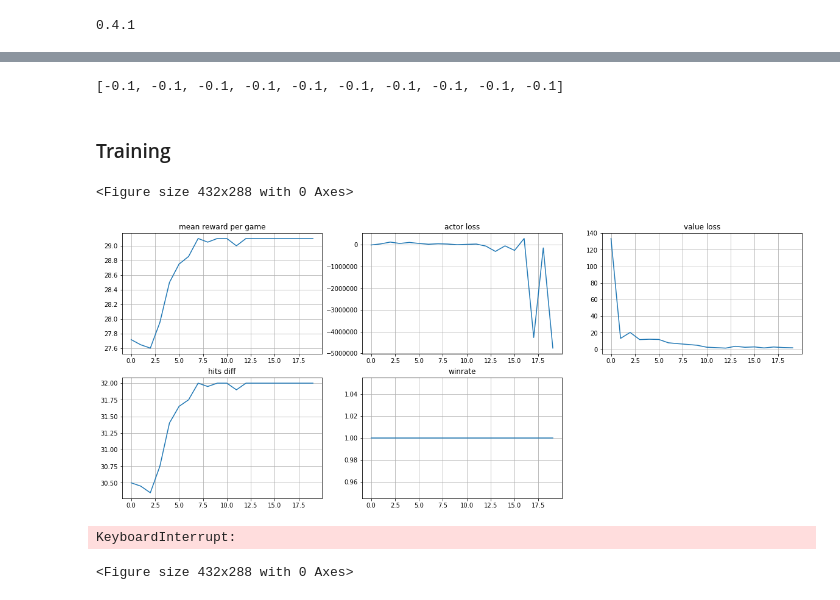
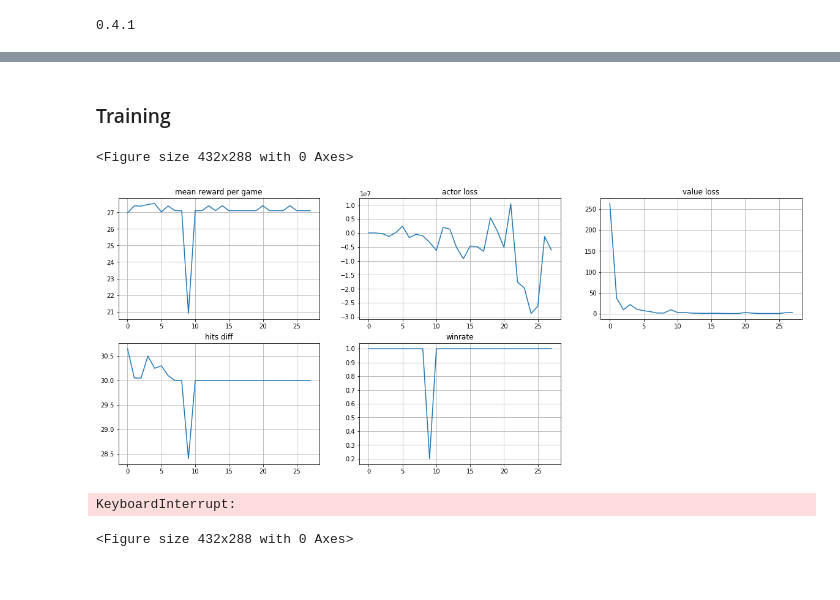
Before and after one commit to GospodinNoob/RL_CCG, a Jupyter notebook: a2c_skip_v2/a2c_skip_v2.ipynb, the cells around one changed output, grey strips where cells are left out. Cells and saved outputs as stored; diff of their text form; code cells hidden in the pictures.

```diff
--- a/a2c_skip_v2/a2c_skip_v2.ipynb
+++ b/a2c_skip_v2/a2c_skip_v2.ipynb
@@ -317,8 +436,2 @@ def play_and_record(agent, session, n_steps = 1000, home_turn=0):
 
     return states_log, actions_log, rewards_log, final_r, final_state
-# %%
-#exp_replay = ReplayBuffer(1000)
-_, _, rewards_log, _, _ = play_and_record(actor_network, session, n_steps=10, home_turn=0)
-rewards_log
-# %% [output]
-[-0.1, -0.1, -0.1, -0.1, -0.1, -0.1, -0.1, -0.1, -0.1, -0.1]
@@ -331,13 +478,11 @@ import matplotlib.pyplot as plt
 %matplotlib inline
 
 state = session.reset()
-state_dim = len(createStateObservation(session.getObservation()))
-n_actions = 1 + 7 * 8 + 4
 
-value_network = ValueNetwork(state_dim)
+value_network = ValueNetwork(MAIN_SIZE)
 value_network_optim = torch.optim.Adam(value_network.parameters(), lr=0.01)
 
-actor_network = ActorNetwork(state_dim ,n_actions)
+actor_network = ActorNetwork(MAIN_SIZE, CARD_SIZE, CORE_SIZE, PILE_SIZE, VEC_SIZE)
 actor_network_optim = torch.optim.Adam(actor_network.parameters(), lr = 0.01)
 
 discount = 0.99
@@ -370,11 +507,29 @@ for i in trange(4 * 10**5):
     states, actions, rewards, final_r, _ =  play_and_record(actor_network, session, n_steps=30, home_turn=home_turn)
 
     actions_var = Variable(torch.Tensor(actions).view(-1, n_actions))
-    states_var = Variable(torch.Tensor(states).view(-1, state_dim))
+
 
     # train actor network
     actor_network_optim.zero_grad()
-    log_softmax_actions = actor_network(states_var)
+    main = []
+    our_units = []
+    enemy_units = []
+    enemy_core = []
+    discount = 0.99
+    our_piles = []
+    for st in states:
+        main.append(st[0])
+        our_units.append(st[1])
+        enemy_units.append(st[2])
+        enemy_core.append(st[3])
+        our_piles.append(st[4])
+    log_softmax_actions = actor_network(np.array(main),
+                                        np.array(our_units),
+                                        np.array(enemy_units),
+                                        np.array(enemy_core),
+                                        np.array(our_piles))
+
+    states_var = Variable(torch.Tensor(np.array(main)).view(-1, MAIN_SIZE))
     vs = value_network(states_var).detach()
 
     # calculate qs
@@ -439,33 +594,33 @@ for i in trange(4 * 10**5):
             plt.subplot(2, 3, 1)
             plt.title("mean reward per game")
             plt.plot(range(len(mean_rewards)), mean_rewards)
             plt.grid()
 
             plt.subplot(2, 3, 2)
             plt.title("actor loss")
             plt.plot(range(len(mean_loss_actor)), mean_loss_actor)
             plt.grid()
 
             plt.subplot(2, 3, 3)
             plt.title("value loss")
             plt.plot(range(len(mean_loss_value)), mean_loss_value)
             plt.grid()
 
             plt.subplot(2, 3, 4)
             plt.title("hits diff")
             plt.plot(range(len(mean_hits_diff)), mean_hits_diff)
             #plt.plot(range(len(mean_enemy_core_hits)), mean_enemy_core_hits)
             plt.grid()
 
             plt.subplot(2, 3, 5)
             plt.title("winrate")
             plt.plot(range(len(mean_win)), mean_win)
             plt.grid()
             plt.show()
 
             plt.savefig("train.png");
 # %% [output]
 <Figure size 432x288 with 0 Axes>
-[figure, old version]
+[figure, new version]
 KeyboardInterrupt:
 <Figure size 432x288 with 0 Axes>
```
Also changed, not shown: parts of 6 cells of this notebook, 3 other files.
